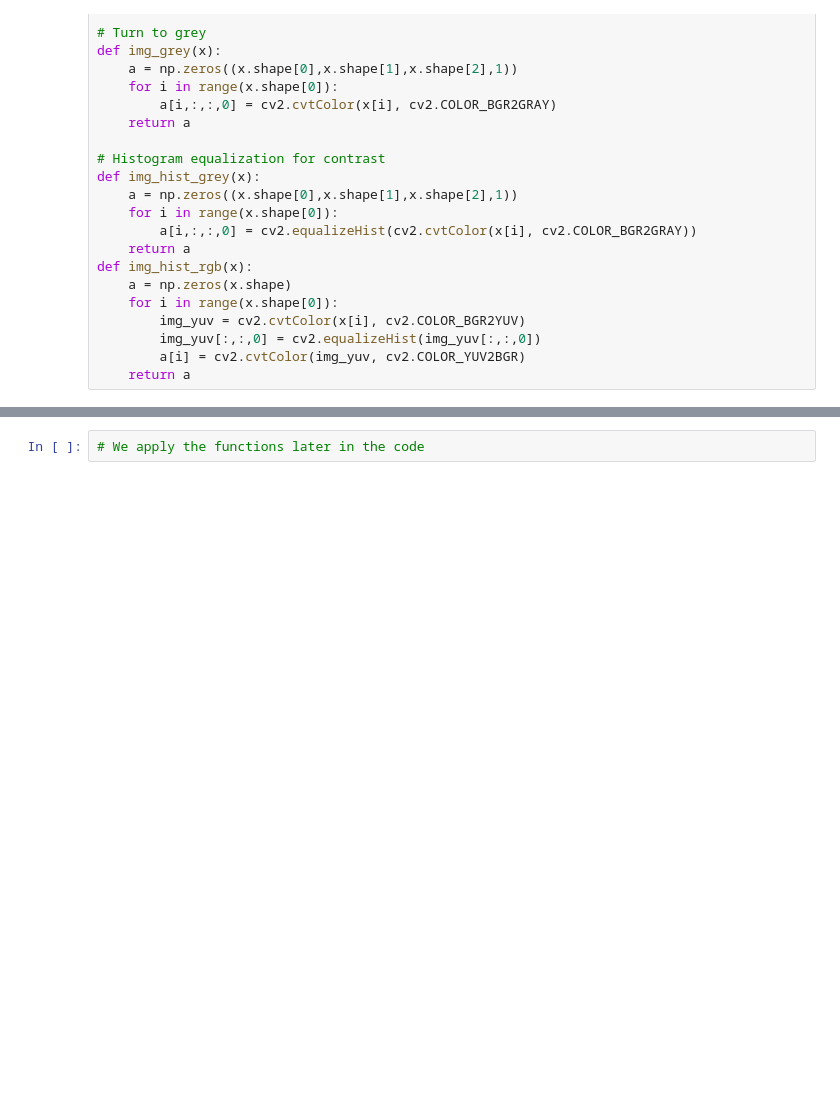
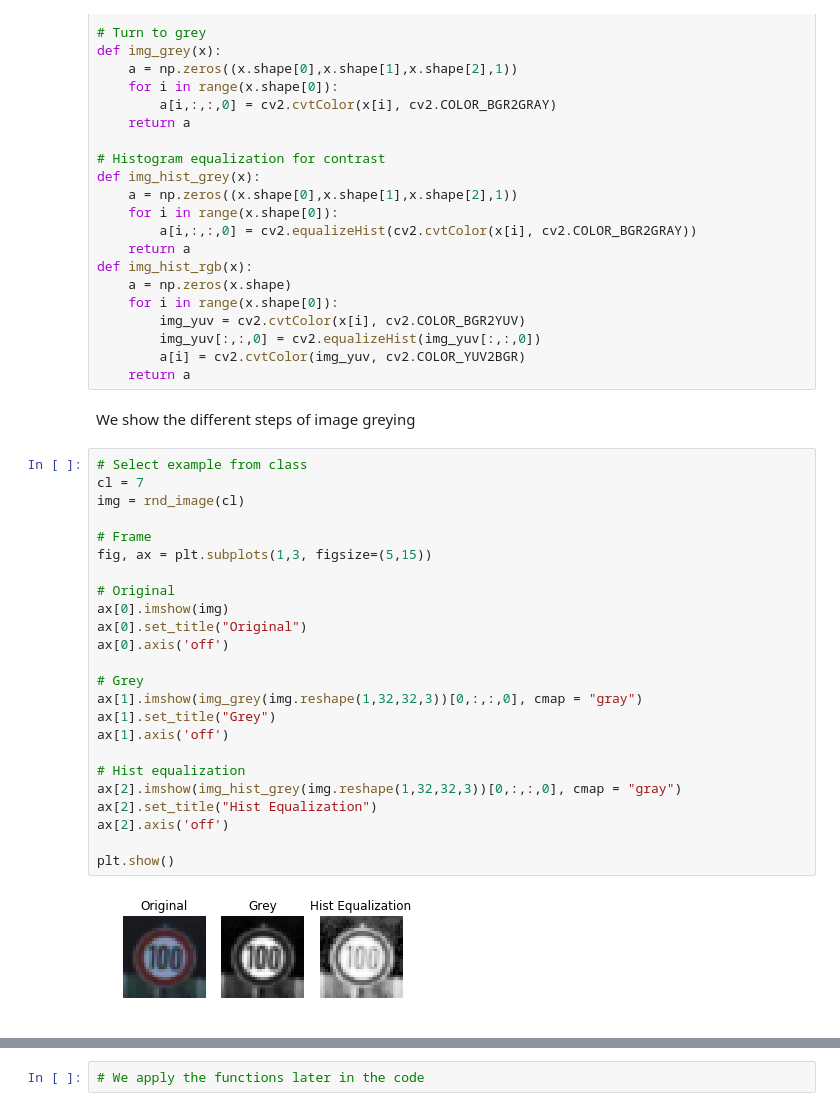
Before and after one commit to gderoo/self_driving_car, a Jupyter notebook: Project 2 - Traffic Sign Classifier/Traffic_Sign_Classifier.ipynb, the cells around one changed output, grey strips where cells are left out. Drawn from its saved outputs; the diff is of its cells as text; blank space fills up the shorter version.

```diff
--- a/Project 2 - Traffic Sign Classifier/Traffic_Sign_Classifier.ipynb
+++ b/Project 2 - Traffic Sign Classifier/Traffic_Sign_Classifier.ipynb
@@ -203,3 +205,31 @@ def img_hist_rgb(x):
         img_yuv[:,:,0] = cv2.equalizeHist(img_yuv[:,:,0])
         a[i] = cv2.cvtColor(img_yuv, cv2.COLOR_YUV2BGR)
     return a
+# %% [markdown]
+We show the different steps of image greying
+# %%
+# Select example from class
+cl = 7
+img = rnd_image(cl)
+
+# Frame
+fig, ax = plt.subplots(1,3, figsize=(5,15))
+
+# Original
+ax[0].imshow(img)
+ax[0].set_title("Original")
+ax[0].axis('off')
+
+# Grey
+ax[1].imshow(img_grey(img.reshape(1,32,32,3))[0,:,:,0], cmap = "gray")
+ax[1].set_title("Grey")
+ax[1].axis('off')
+
+# Hist equalization
+ax[2].imshow(img_hist_grey(img.reshape(1,32,32,3))[0,:,:,0], cmap = "gray")
+ax[2].set_title("Hist Equalization")
+ax[2].axis('off')
+
+plt.show()
+# %% [output]
+[figure, added]
```
Also changed, not shown: parts of 24 cells of this notebook, 8 other files.
